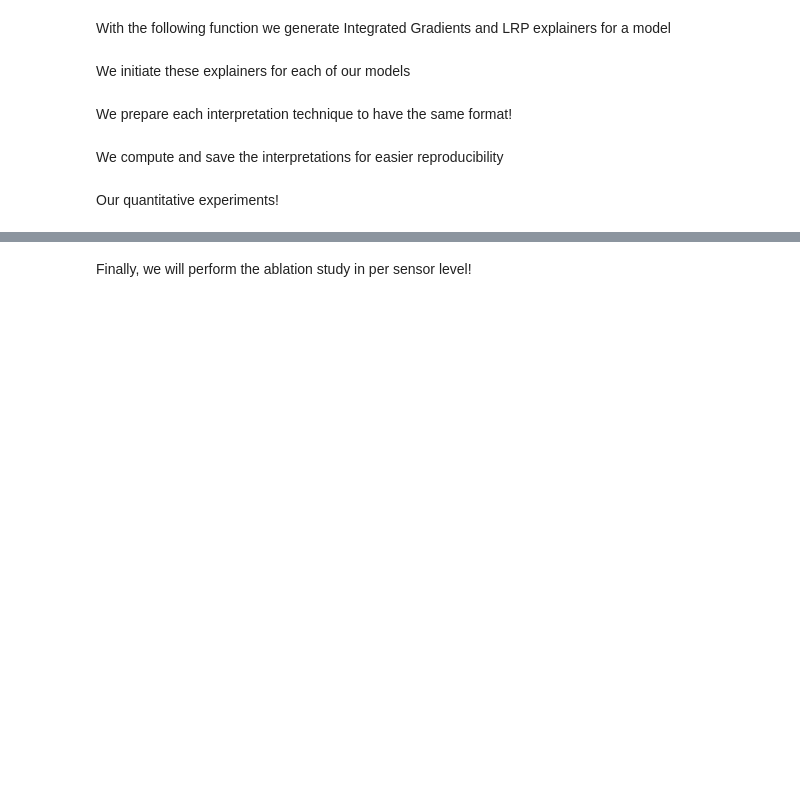
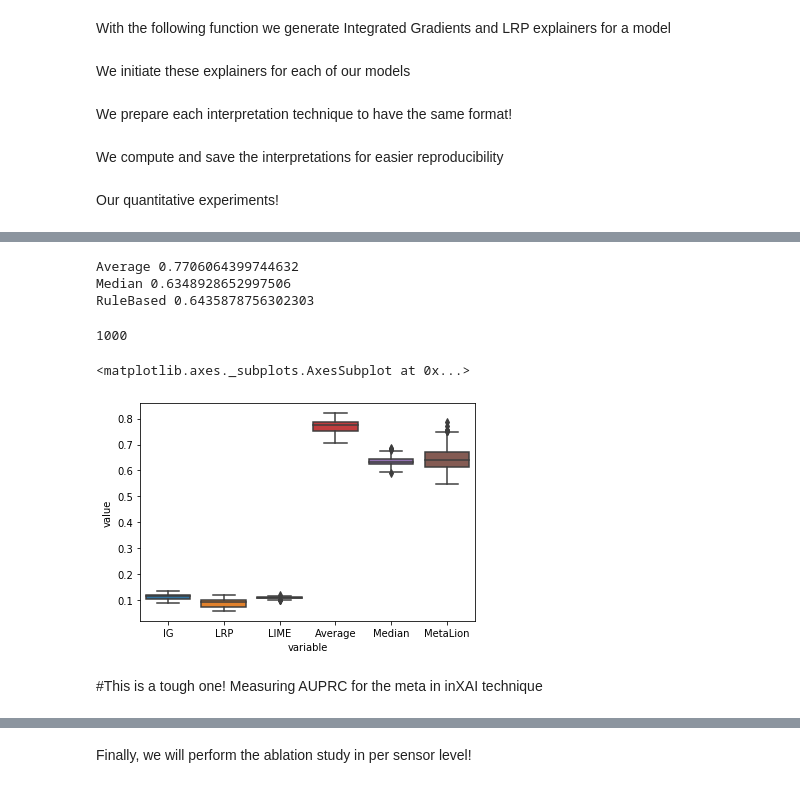
Before and after one commit to iamollas/MetaLion-Truthful-Meta-Explanations, a Jupyter notebook: experiments/quantitative/D1.TEDS.ipynb, the cells around one changed output, grey strips where cells are left out. Cells and saved outputs as stored; diff of their text form; code cells hidden in the pictures; blank space fills up the shorter version.

```diff
--- a/experiments/quantitative/D1.TEDS.ipynb
+++ b/experiments/quantitative/D1.TEDS.ipynb
@@ -300,0 +295,3 @@ Our quantitative experiments!
+# %%
+from inxai import *
+gm = GlobalFeatureMetric()
@@ -389,0 +661,25 @@ We will evaluate the interpretations on the Sensor level as well. This is
+# %%
+consistency_meta = {}
+for idf, meta_name in enumerate(meta_names):
+    all_importance_tests = []
+    for neural_name, neural_type in predict_functions.items():
+        all_importance_tests.append(np.array(meta_interpretations_test[neural_name]))
+    all_importance_tests = np.array(all_importance_tests)
+    consistency_meta[meta_name] = gm.consistency(all_importance_tests[:,:,idf,:])
+    print(meta_name, np.mean(consistency_meta[meta_name]))
+# %% [output]
+Average 0.7706064399744632
+Median 0.6348928652997506
+RuleBased 0.6435878756302303
+# %%
+len(consistency['IG'])
+# %% [output]
+1000
+# %%
+import seaborn as sns
+con_df = pd.DataFrame({'IG':consistency['IG'], 'LRP':consistency['LRP'], 'LIME':consistency['LIME'], #'RAND':consistency['RAND'],
+                        'Average':consistency_meta['Average'], 'Median':consistency_meta['Median'], 'MetaLion':consistency_meta['RuleBased']})
+sns.boxplot(x="variable", y="value", data=pd.melt(con_df))
+# %% [output]
+<matplotlib.axes._subplots.AxesSubplot at 0x...>
+[figure, added]
@@ -389,0 +689,2 @@ We will evaluate the interpretations on the Sensor level as well. This is
+# %% [markdown]
+#This is a tough one! Measuring AUPRC for the meta in inXAI technique
```
Also changed, not shown: parts of 26 cells of this notebook, 47 other files.
